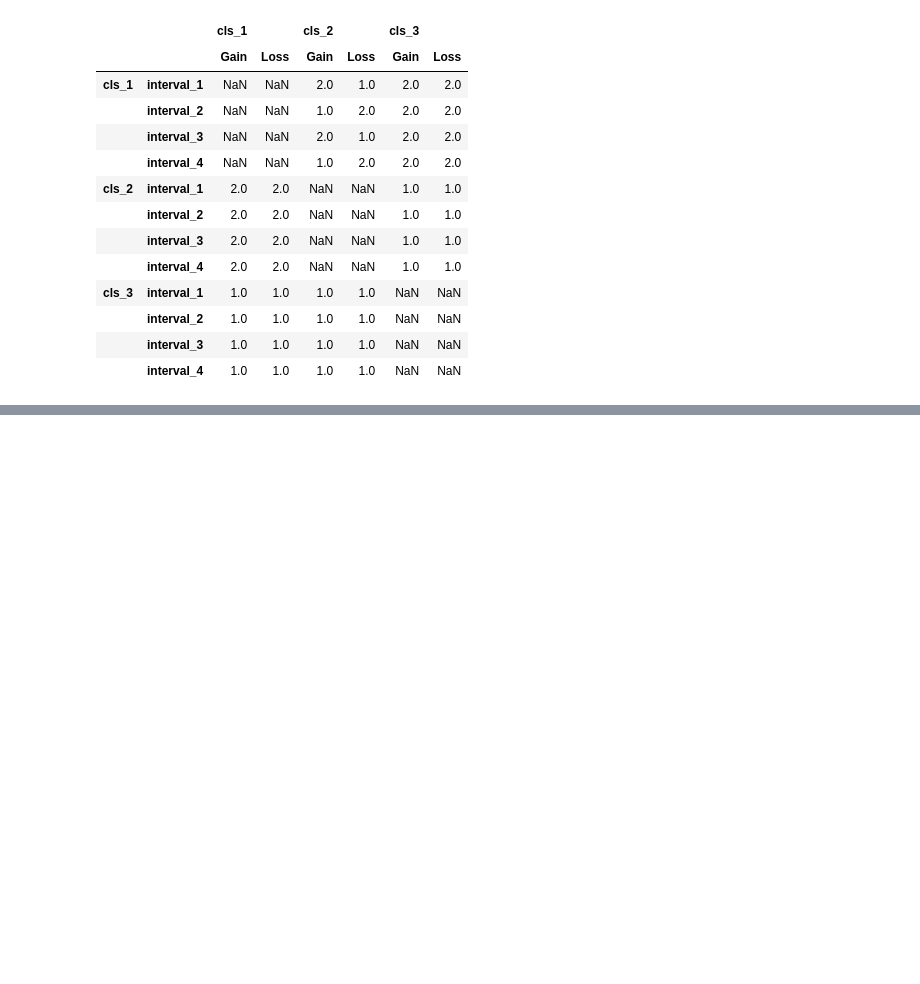
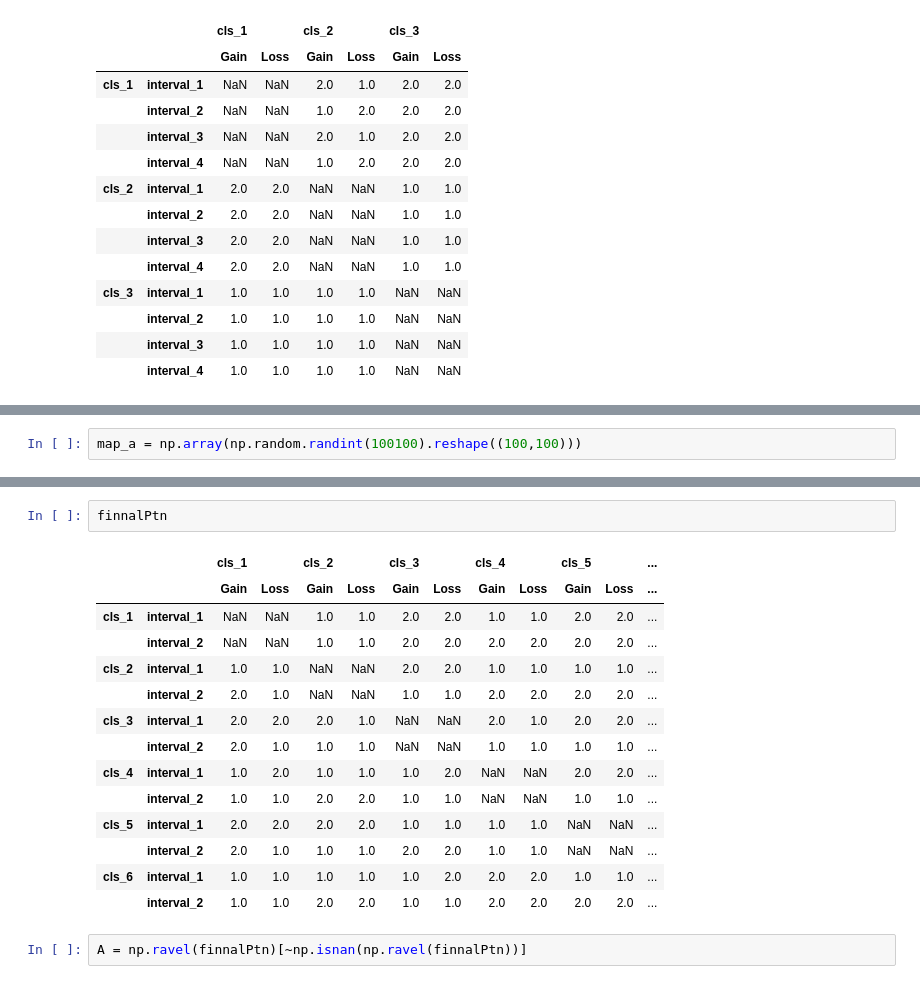
Before and after one commit to yjx4131/LCM_Pattern_Cluster, a Jupyter notebook: LCM_Pattern/Untitled4.ipynb, the cells around one changed output, grey strips where cells are left out. Saved outputs shown, nothing was run; the diff lists cells and outputs as text; blank space fills up the shorter version.

```diff
--- a/LCM_Pattern/Untitled4.ipynb
+++ b/LCM_Pattern/Untitled4.ipynb
@@ -1302,0 +1443,2 @@ d
+# %%
+map_a = np.array(np.random.randint(100100).reshape((100,100)))
@@ -1302,0 +1655,19 @@ d
+# %%
+finnalPtn
+# %% [output]
+|  |  | cls_1 |  | cls_2 |  | cls_3 |  | cls_4 |  | cls_5 |  | ... |
+|  |  | Gain | Loss | Gain | Loss | Gain | Loss | Gain | Loss | Gain | Loss | ... |
+| cls_1 | interval_1 | NaN | NaN | 1.0 | 1.0 | 2.0 | 2.0 | 1.0 | 1.0 | 2.0 | 2.0 | ... |
+|  | interval_2 | NaN | NaN | 1.0 | 1.0 | 2.0 | 2.0 | 2.0 | 2.0 | 2.0 | 2.0 | ... |
+| cls_2 | interval_1 | 1.0 | 1.0 | NaN | NaN | 2.0 | 2.0 | 1.0 | 1.0 | 1.0 | 1.0 | ... |
+|  | interval_2 | 2.0 | 1.0 | NaN | NaN | 1.0 | 1.0 | 2.0 | 2.0 | 2.0 | 2.0 | ... |
+| cls_3 | interval_1 | 2.0 | 2.0 | 2.0 | 1.0 | NaN | NaN | 2.0 | 1.0 | 2.0 | 2.0 | ... |
+|  | interval_2 | 2.0 | 1.0 | 1.0 | 1.0 | NaN | NaN | 1.0 | 1.0 | 1.0 | 1.0 | ... |
+| cls_4 | interval_1 | 1.0 | 2.0 | 1.0 | 1.0 | 1.0 | 2.0 | NaN | NaN | 2.0 | 2.0 | ... |
+|  | interval_2 | 1.0 | 1.0 | 2.0 | 2.0 | 1.0 | 1.0 | NaN | NaN | 1.0 | 1.0 | ... |
+| cls_5 | interval_1 | 2.0 | 2.0 | 2.0 | 2.0 | 1.0 | 1.0 | 1.0 | 1.0 | NaN | NaN | ... |
+|  | interval_2 | 2.0 | 1.0 | 1.0 | 1.0 | 2.0 | 2.0 | 1.0 | 1.0 | NaN | NaN | ... |
+| cls_6 | interval_1 | 1.0 | 1.0 | 1.0 | 1.0 | 1.0 | 2.0 | 2.0 | 2.0 | 1.0 | 1.0 | ... |
+|  | interval_2 | 1.0 | 1.0 | 2.0 | 2.0 | 1.0 | 1.0 | 2.0 | 2.0 | 2.0 | 2.0 | ... |
+# %%
+A = np.ravel(finnalPtn)[~np.isnan(np.ravel(finnalPtn))]
```
Also changed, not shown: parts of 14 cells of this notebook, 2 other files.
